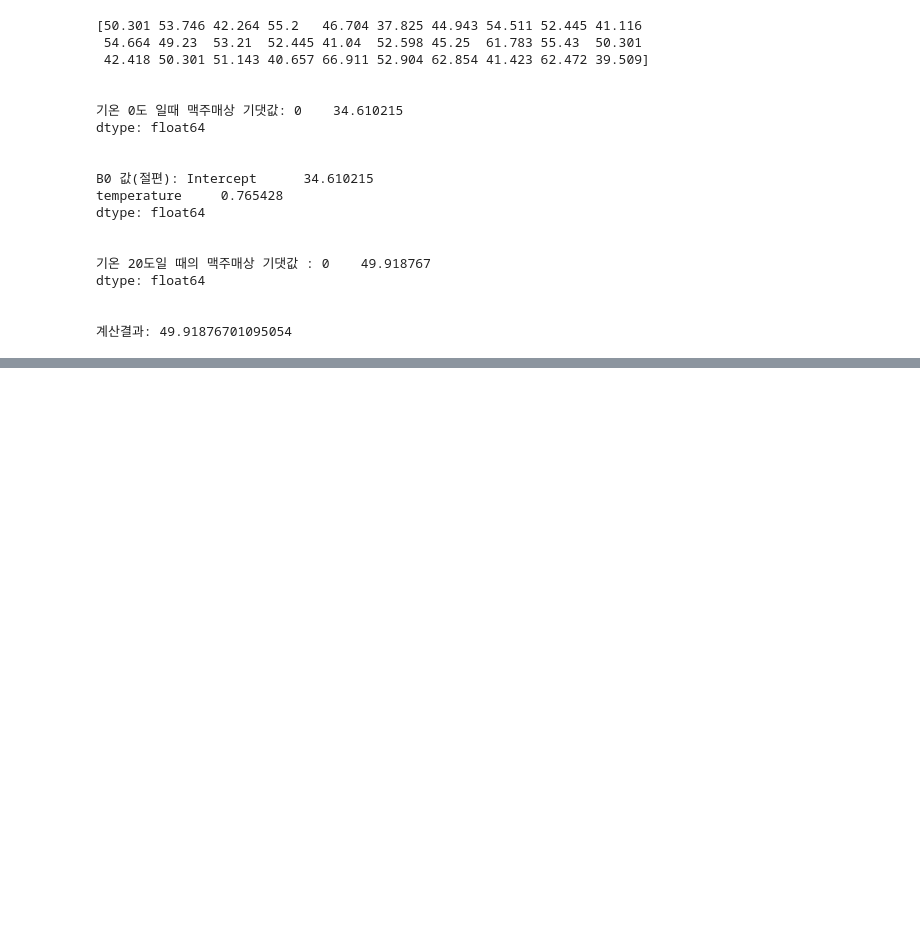
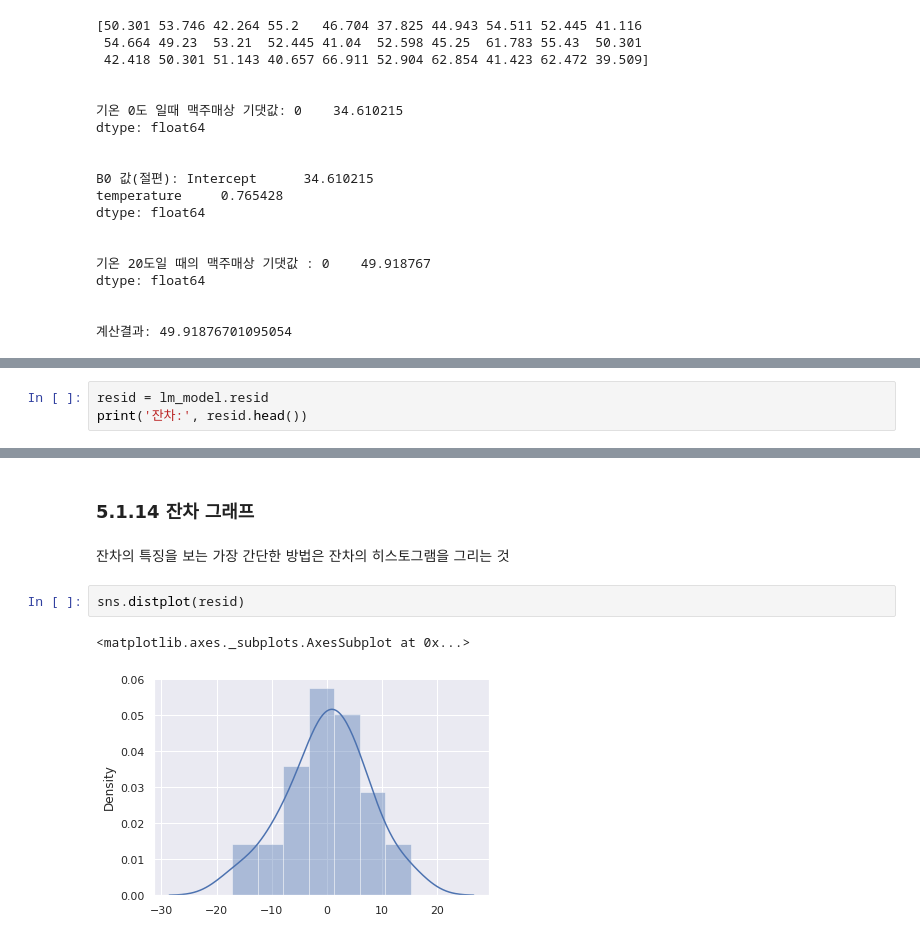
Before and after one commit to johyunkang/adp_certificate, a Jupyter notebook: stats_textbook_05.ipynb, the cells around one changed output, grey strips where cells are left out. Drawn from its saved outputs; the diff is of its cells as text; blank space fills up the shorter version.

```diff
--- a/stats_textbook_05.ipynb
+++ b/stats_textbook_05.ipynb
@@ -209,0 +219,3 @@ dtype: float64
+# %%
+resid = lm_model.resid
+print('잔차:', resid.head())
@@ -209,0 +321,9 @@ dtype: float64
+# %% [markdown]
+### 5.1.14 잔차 그래프
+# %% [markdown]
+잔차의 특징을 보는 가장 간단한 방법은 잔차의 히스토그램을 그리는 것
+# %%
+sns.distplot(resid)
+# %% [output]
+<matplotlib.axes._subplots.AxesSubplot at 0x...>
+[figure, added]
```
Also changed, not shown: parts of 23 cells of this notebook.
